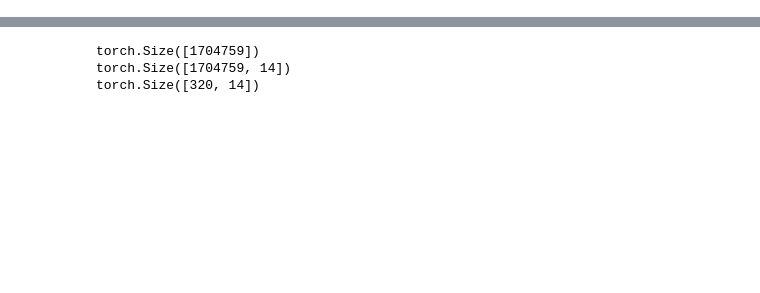
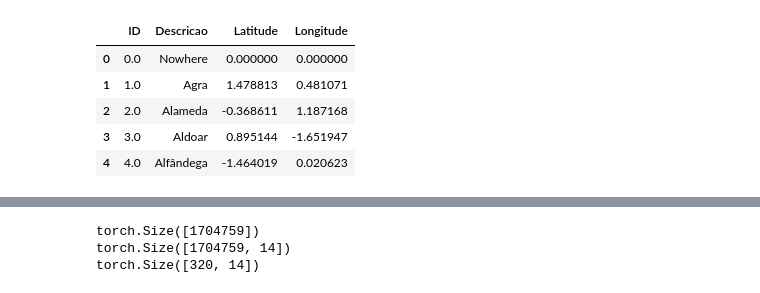
Before and after one commit to Henri-XYu02/CSE151B-project, a Jupyter notebook: Code/Feature Engineering.ipynb, the cells around one changed output, grey strips where cells are left out. Cells and saved outputs as stored; diff of their text form; code cells hidden in the pictures; blank space fills up the shorter version.

```diff
--- a/Code/Feature Engineering.ipynb
+++ b/Code/Feature Engineering.ipynb
@@ -26,3 +30,14 @@ stand_location.head()
+# %%
+new_row = pd.DataFrame({'ID':0,'Descricao':'Nowhere','Latitude':0,'Longitude':0},index=[0])
+stand_location = pd.concat([new_row, stand_location]).reset_index(drop = True)
+stand_location.head()
+# %% [output]
+|  | ID | Descricao | Latitude | Longitude |
+| 0 | 0.0 | Nowhere | 0.000000 | 0.000000 |
+| 1 | 1.0 | Agra | 1.478813 | 0.481071 |
+| 2 | 2.0 | Alameda | -0.368611 | 1.187168 |
+| 3 | 3.0 | Aldoar | 0.895144 | -1.651947 |
+| 4 | 4.0 | Alfândega | -1.464019 | 0.020623 |
 # %%
 df_tr = pd.read_csv('train.csv') #need to split train_data into validation set later
 predict_set = pd.read_csv('test_public.csv')
```
Also changed, not shown: parts of 27 cells of this notebook, 6 other files.
